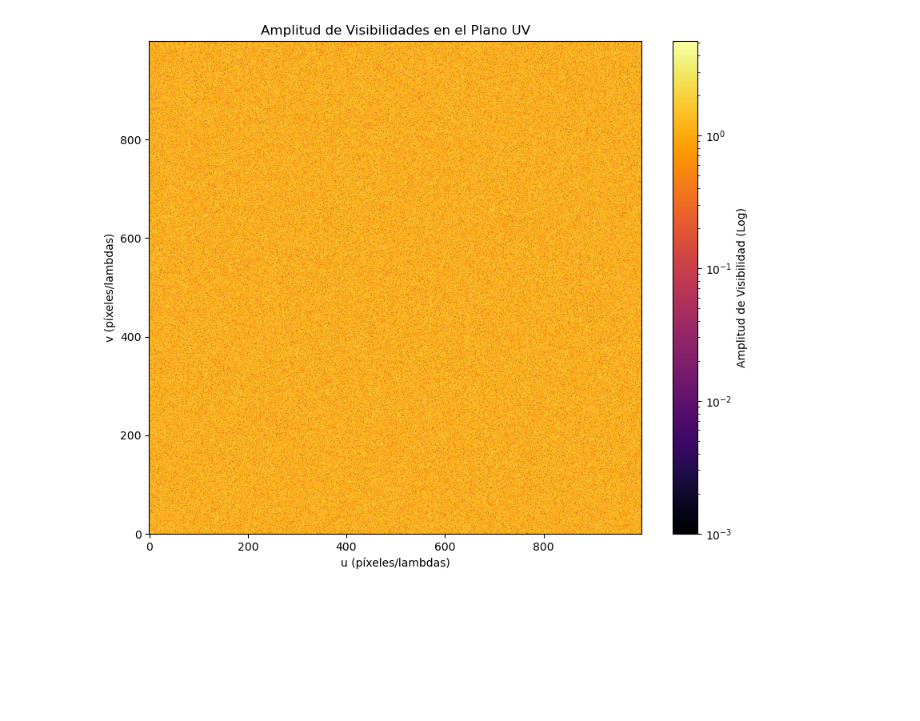
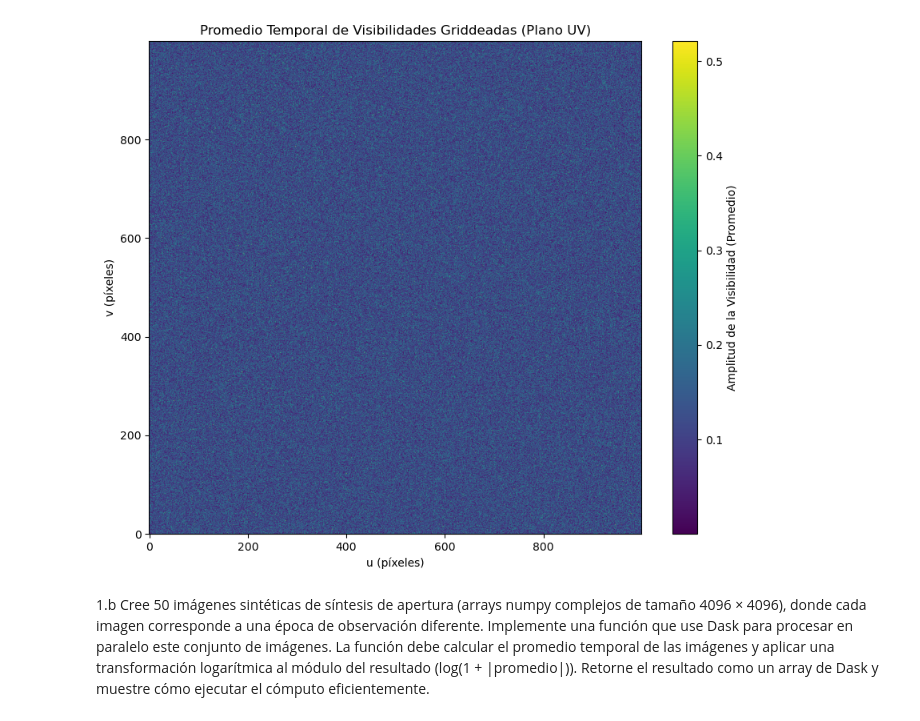
Before and after one commit to Mieres7/RadioInterferometry, a Jupyter notebook: control2/control2.ipynb, the cells around one changed output. Saved outputs shown, nothing was run; the diff lists cells and outputs as text; code cells hidden in the pictures; blank space fills up the shorter version.

```diff
--- a/control2/control2.ipynb
+++ b/control2/control2.ipynb
@@ -45,4 +63,3 @@ Forma del resultado final: (1000, 1000)
 # %%
-import matplotlib.pyplot as plt
-plt.imshow(resultado_a.real)
+res = pregunta_1a()
 # %% [output]
@@ -51,33 +74,16 @@ plt.imshow(resultado_a.real)
-# %%
-import matplotlib.pyplot as plt
-from matplotlib.colors import LogNorm
-import numpy as np
-
-# Asumimos que 'resultado_a' es tu array de numpy (1000x1000) complejo
-# resultado_a = dask_array.compute()
-
-def plot_plano_uv(vis_grid):
-    plt.figure(figsize=(10, 8))
-
-    # Calculamos la amplitud (magnitud) de los números complejos
-    amplitud = np.abs(vis_grid)
-
-    # Usamos LogNorm para ver detalles tanto en valores altos como bajos
-    # extent define los límites de los ejes (ajusta según tu simulación real)
-    plt.imshow(amplitud,
-               cmap='inferno',
-               norm=LogNorm(vmin=amplitud.min(), vmax=amplitud.max()),
-               origin='lower') # Pone el (0,0) abajo a la izquierda
-            #    extent=[-500, 500, -500, 500]) # Ejes en píxeles o lambdas
-
-    plt.colorbar(label='Amplitud de Visibilidad (Log)')
-    plt.title("Amplitud de Visibilidades en el Plano UV")
-    plt.xlabel("u (píxeles/lambdas)")
-    plt.ylabel("v (píxeles/lambdas)")
-    plt.grid(False) # Grid suele molestar en heatmaps
-    plt.show()
-
-# Ejecutar
-plot_plano_uv(vis[:,:,0])
-# %% [output]
-[figure, removed]
+# %%
+amplitud = np.abs(res)
+
+# 3. Graficar
+plt.figure(figsize=(10, 8))
+plt.imshow(amplitud, cmap='viridis', origin='lower') # origin='lower' es estándar para coordenadas UV
+plt.colorbar(label='Amplitud de la Visibilidad (Promedio)')
+plt.title('Promedio Temporal de Visibilidades Griddeadas (Plano UV)')
+plt.xlabel('u (píxeles)')
+plt.ylabel('v (píxeles)')
+plt.show()
+# %% [output]
+[figure, added]
+# %% [markdown]
+1.b Cree 50 imágenes sintéticas de síntesis de apertura (arrays numpy complejos
+de tamaño 4096 × 4096), donde cada imagen corresponde a una época de observación diferente. Implemente una función que use Dask para procesar en paralelo este conjunto de imágenes. La función debe calcular el promedio temporal de las imágenes y aplicar una transformación logarítmica al módulo del resultado (log(1 + |promedio|)). Retorne el resultado como un array de Dask y muestre cómo ejecutar el cómputo eficientemente.
```
Also changed, not shown: parts of 22 cells of this notebook, 5 other files.
